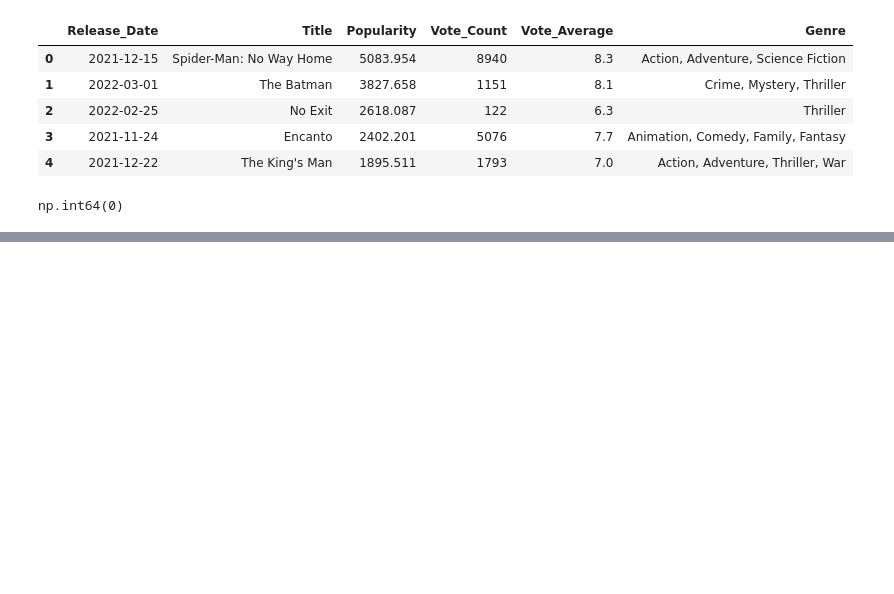
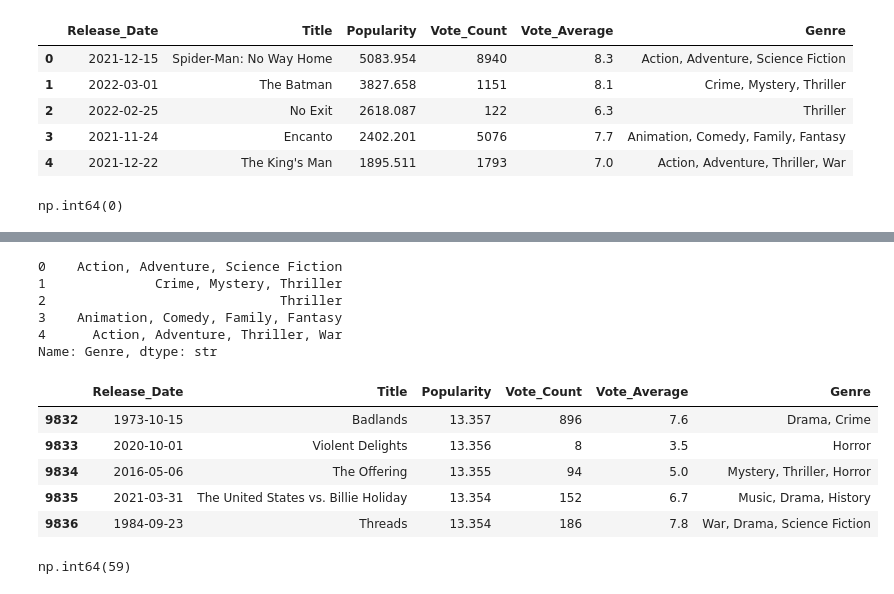
Before and after one commit to PritheshShetty11/Netflix_Movies_Data_Analysis, a Jupyter notebook: Netflix_data.ipynb, the cells around one changed output, grey strips where cells are left out. Drawn from its saved outputs; the diff is of its cells as text; code cells hidden in the pictures; blank space fills up the shorter version.

```diff
--- a/Netflix_data.ipynb
+++ b/Netflix_data.ipynb
@@ -3,5 +6,5 @@ import pandas as pd
 # %%
-df=pd.read_csv("moviedb.csv",engine='python')
+df=pd.read_csv("mymoviedb.csv",lineterminator='\n')
 # %%
 df.head()
 # %% [output]
@@ -175,0 +135,2 @@ np.int64(0)
+# %%
+df["New"]=r4df['Title'].dropna()
@@ -175,0 +166,9 @@ np.int64(0)
+# %%
+df['Genre'].head()
+# %% [output]
+0    Action, Adventure, Science Fiction
+1              Crime, Mystery, Thriller
+2                              Thriller
+3    Animation, Comedy, Family, Fantasy
+4      Action, Adventure, Thriller, War
+Name: Genre, dtype: str
@@ -175,0 +177,13 @@ np.int64(0)
+# %%
+df.tail()
+# %% [output]
+|  | Release_Date | Title | Popularity | Vote_Count | Vote_Average | Genre |
+| 9832 | 1973-10-15 | Badlands | 13.357 | 896 | 7.6 | Drama, Crime |
+| 9833 | 2020-10-01 | Violent Delights | 13.356 | 8 | 3.5 | Horror |
+| 9834 | 2016-05-06 | The Offering | 13.355 | 94 | 5.0 | Mystery, Thriller, Horror |
+| 9835 | 2021-03-31 | The United States vs. Billie Holiday | 13.354 | 152 | 6.7 | Music, Drama, History |
+| 9836 | 1984-09-23 | Threads | 13.354 | 186 | 7.8 | War, Drama, Science Fiction |
+# %%
+df.isnull().sum().sum()
+# %% [output]
+np.int64(59)
```
Also changed, not shown: parts of 15 cells of this notebook, 1 other file.
